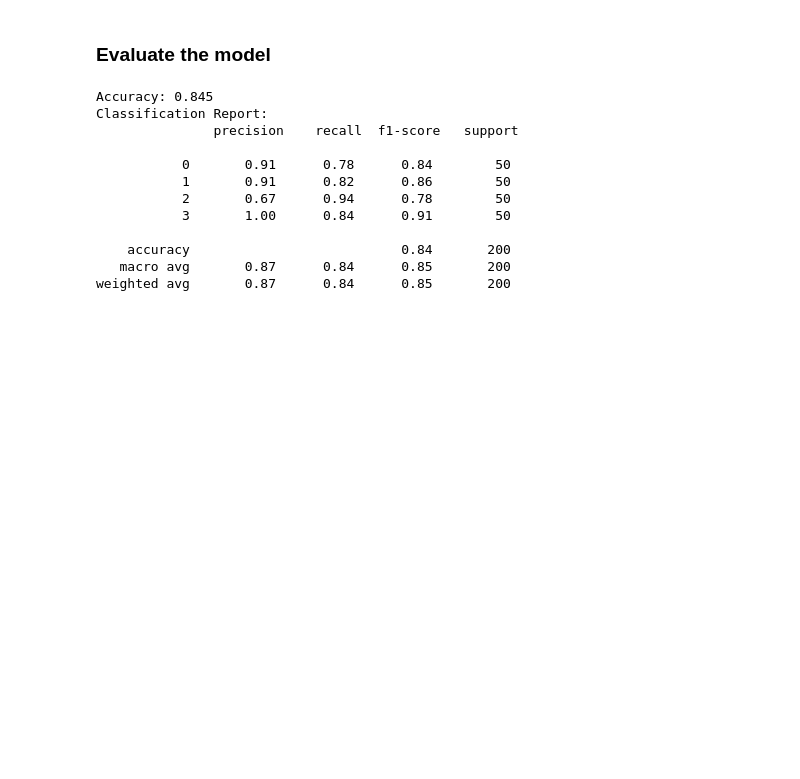
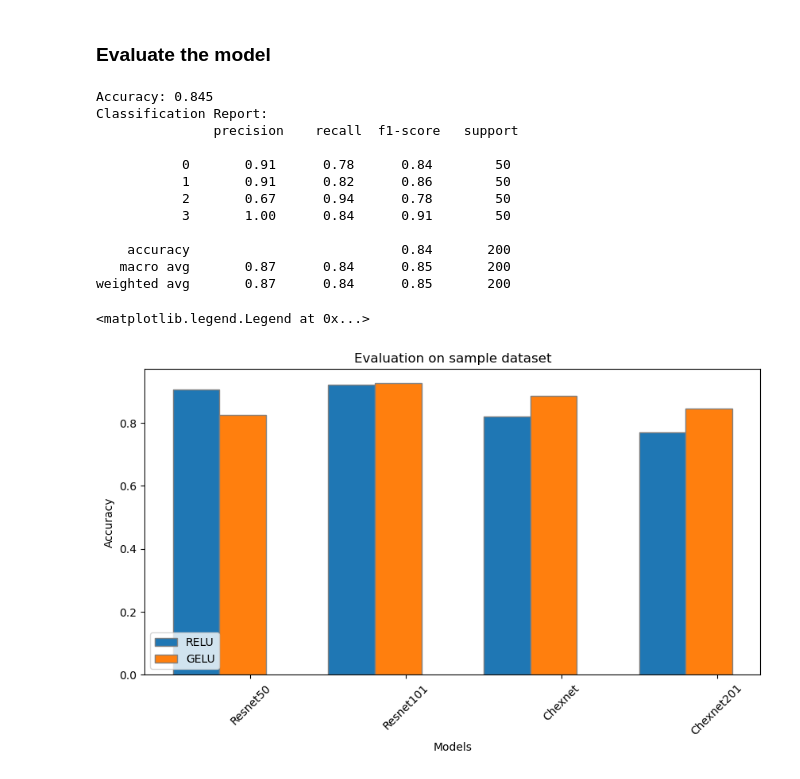
Before and after one commit to yizhou95/DeepLearning, a Jupyter notebook: Deployment.ipynb, the cells around one changed output. Drawn from its saved outputs; the diff is of its cells as text; code cells hidden in the pictures; blank space fills up the shorter version.

```diff
--- a/Deployment.ipynb
+++ b/Deployment.ipynb
@@ -1678,3 +1678,34 @@ Classification Report:
     accuracy                           0.84       200
    macro avg       0.87      0.84      0.85       200
 weighted avg       0.87      0.84      0.85       200
+# %%
+results1 = {'ResNet50':accuracy,
+            'ResNet101':accuracy2,
+            'Chexnet':accuracy4,
+            'Chexnet201':accuracy6}
+results2 = {'ResNet50-GELU':accuracy1,
+            'ResNet101-GELU':accuracy3,
+            'Chexnet-GELU':accuracy5,
+            'Chexnet201-GELU':accuracy7}
+relu_name_list = list(results1.keys())
+relu_value_list = list(results1.values())
+gelu_name_list = list(results2.keys())
+gelu_value_list = list(results2.values())
+
+bar_width=0.3
+index=np.arange(len(relu_name_list))
+plt.figure(figsize=(10,5))
+# creating the bar plot
+
+
+plt.bar(index, relu_value_list, width = bar_width, align='center', edgecolor ='grey', label ='RELU')
+plt.bar(index+bar_width, gelu_value_list, width = bar_width, align='center', edgecolor ='grey', label ='GELU')
+
+plt.xlabel('Models')
+plt.ylabel("Accuracy")
+plt.xticks([r + 0.35 for r in range(len(results1))],['Resnet50', 'Resnet101', 'Chexnet','Chexnet201'], rotation=45)
+plt.title("Evaluation on sample dataset")
+plt.legend(loc='lower left')
+# %% [output]
+<matplotlib.legend.Legend at 0x...>
+[figure, added]
```
Also changed, not shown: parts of 3 cells of this notebook.
